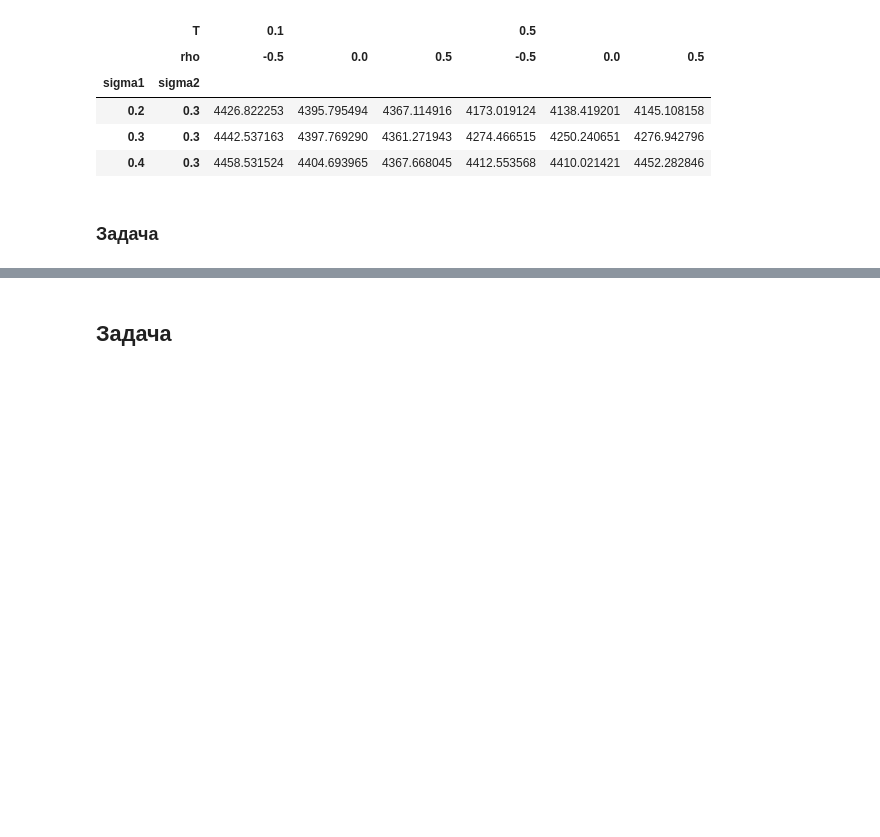
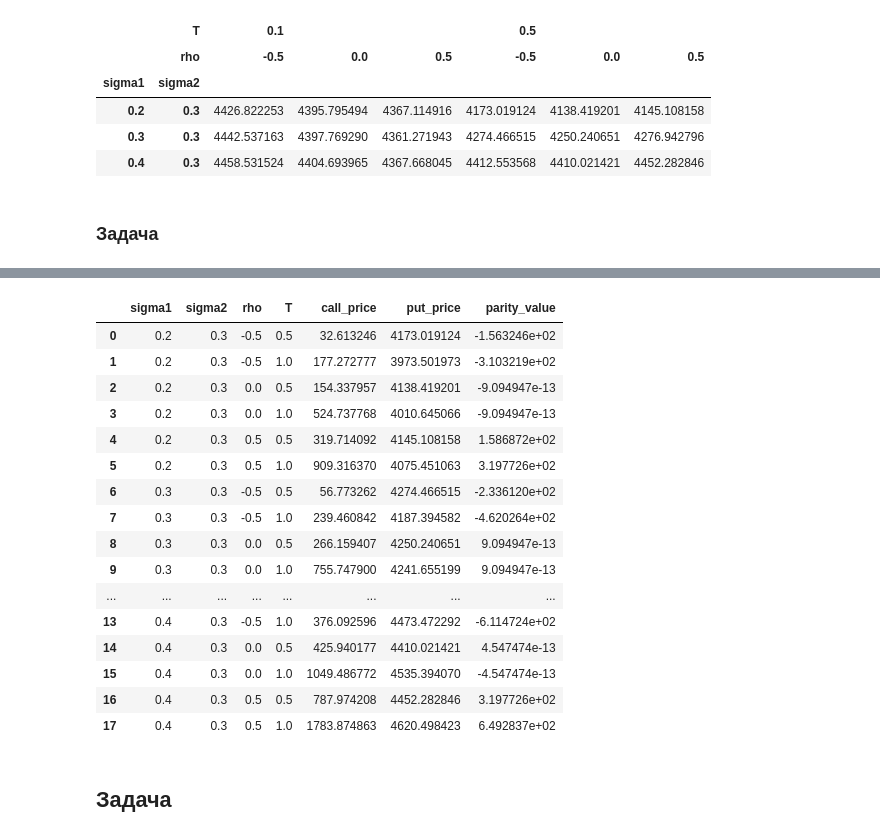
Before and after one commit to seri4ka/structured_finance_products, a Jupyter notebook: lab3/lab_4_GSFP.ipynb, the cells around one changed output, grey strips where cells are left out. Saved outputs shown, nothing was run; the diff lists cells and outputs as text; code cells hidden in the pictures; blank space fills up the shorter version.

```diff
--- a/lab3/lab_4_GSFP.ipynb
+++ b/lab3/lab_4_GSFP.ipynb
@@ -228,3 +370,23 @@ pd.pivot_table(prices_df, values='price', index=['sigma1', 'sigma2'], columns=['
+# %%
+parity_results_product
+# %% [output]
+|  | sigma1 | sigma2 | rho | T | call_price | put_price | parity_value |
+| 0 | 0.2 | 0.3 | -0.5 | 0.5 | 32.613246 | 4173.019124 | -1.563246e+02 |
+| 1 | 0.2 | 0.3 | -0.5 | 1.0 | 177.272777 | 3973.501973 | -3.103219e+02 |
+| 2 | 0.2 | 0.3 | 0.0 | 0.5 | 154.337957 | 4138.419201 | -9.094947e-13 |
+| 3 | 0.2 | 0.3 | 0.0 | 1.0 | 524.737768 | 4010.645066 | -9.094947e-13 |
+| 4 | 0.2 | 0.3 | 0.5 | 0.5 | 319.714092 | 4145.108158 | 1.586872e+02 |
+| 5 | 0.2 | 0.3 | 0.5 | 1.0 | 909.316370 | 4075.451063 | 3.197726e+02 |
+| 6 | 0.3 | 0.3 | -0.5 | 0.5 | 56.773262 | 4274.466515 | -2.336120e+02 |
+| 7 | 0.3 | 0.3 | -0.5 | 1.0 | 239.460842 | 4187.394582 | -4.620264e+02 |
+| 8 | 0.3 | 0.3 | 0.0 | 0.5 | 266.159407 | 4250.240651 | 9.094947e-13 |
+| 9 | 0.3 | 0.3 | 0.0 | 1.0 | 755.747900 | 4241.655199 | 9.094947e-13 |
+| ... | ... | ... | ... | ... | ... | ... | ... |
+| 13 | 0.4 | 0.3 | -0.5 | 1.0 | 376.092596 | 4473.472292 | -6.114724e+02 |
+| 14 | 0.4 | 0.3 | 0.0 | 0.5 | 425.940177 | 4410.021421 | 4.547474e-13 |
+| 15 | 0.4 | 0.3 | 0.0 | 1.0 | 1049.486772 | 4535.394070 | -4.547474e-13 |
+| 16 | 0.4 | 0.3 | 0.5 | 0.5 | 787.974208 | 4452.282846 | 3.197726e+02 |
+| 17 | 0.4 | 0.3 | 0.5 | 1.0 | 1783.874863 | 4620.498423 | 6.492837e+02 |
 # %% [markdown]
 ## Задача
 # %% [markdown]
```
Also changed, not shown: parts of 10 cells of this notebook.
